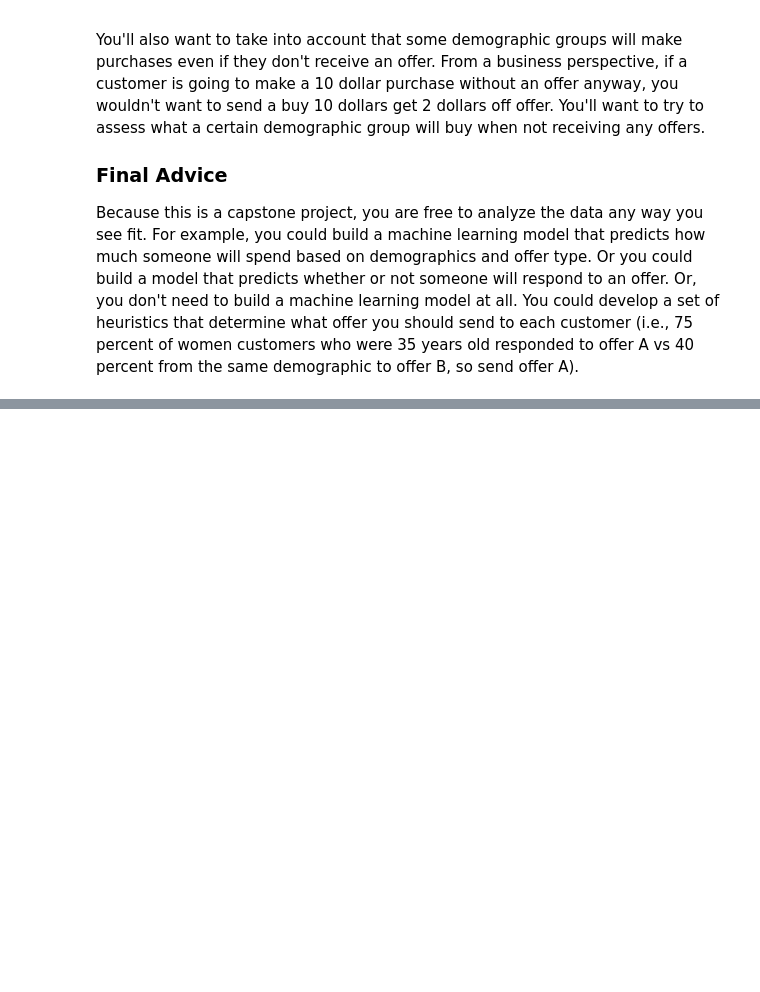
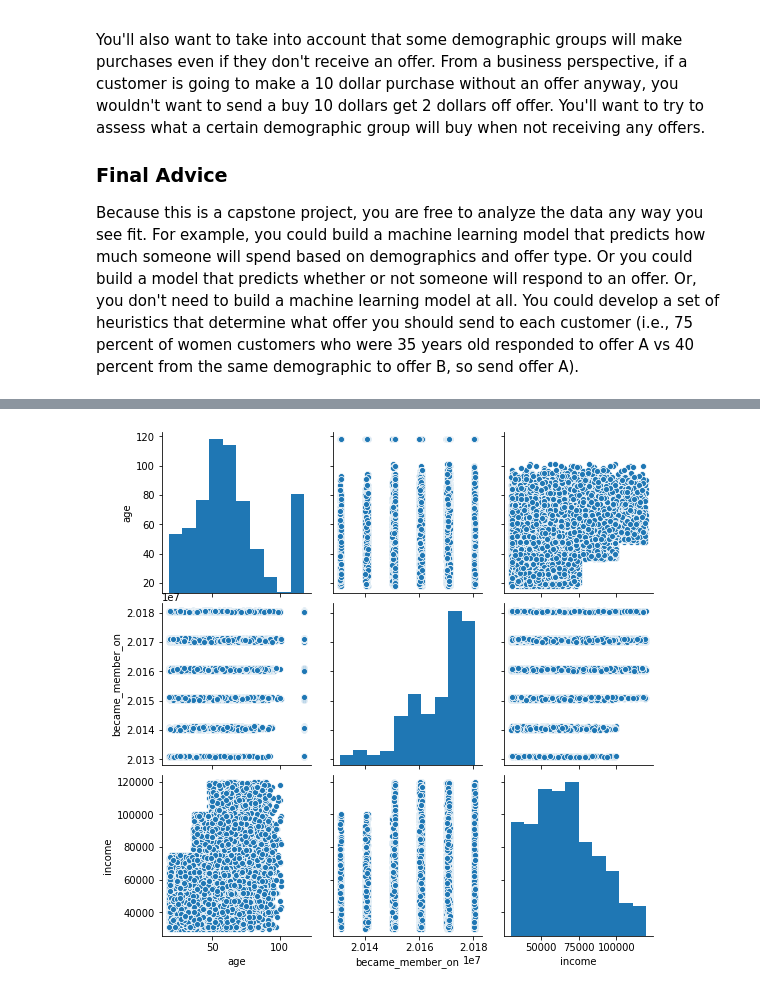
Before and after one commit to Zomma2/Starbucks-Capstone-, a Jupyter notebook: Starbucks_Capstone_notebook.ipynb, the cells around one changed output, grey strips where cells are left out. Saved outputs shown, nothing was run; the diff lists cells and outputs as text; code cells hidden in the pictures; blank space fills up the shorter version.

```diff
--- a/Starbucks_Capstone_notebook.ipynb
+++ b/Starbucks_Capstone_notebook.ipynb
@@ -161,0 +229,6 @@ array([118])
+# %%
+import seaborn
+ax = seaborn.pairplot(profile) ;
+# Plot pairwise relationships profile dataset.
+# %% [output]
+[figure, added]
```
Also changed, not shown: parts of 232 cells of this notebook.
